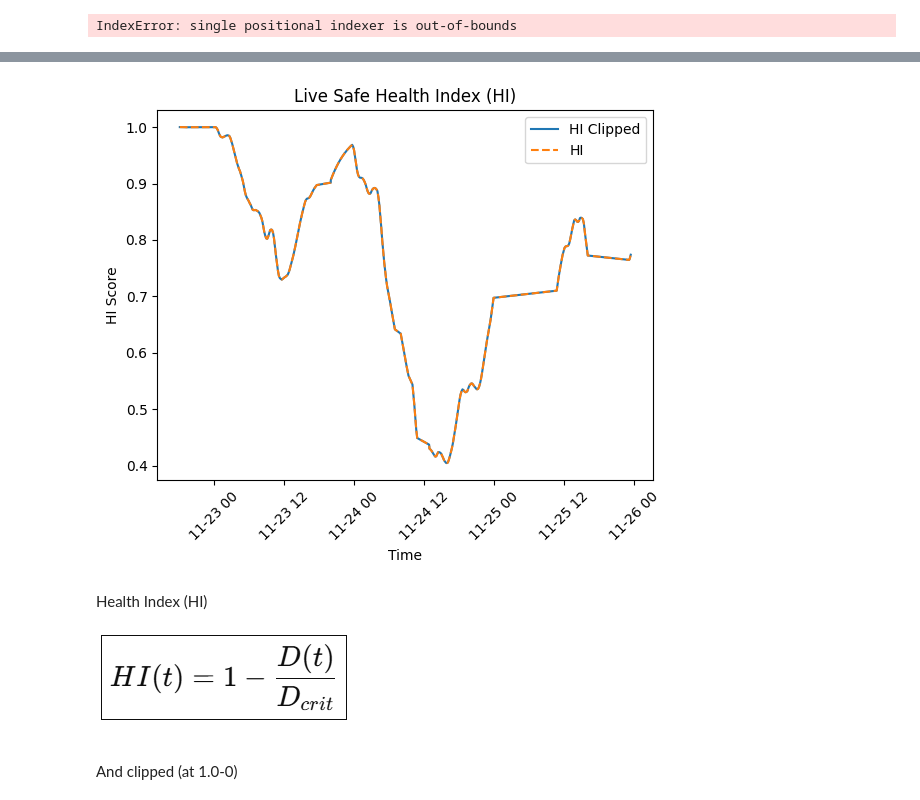
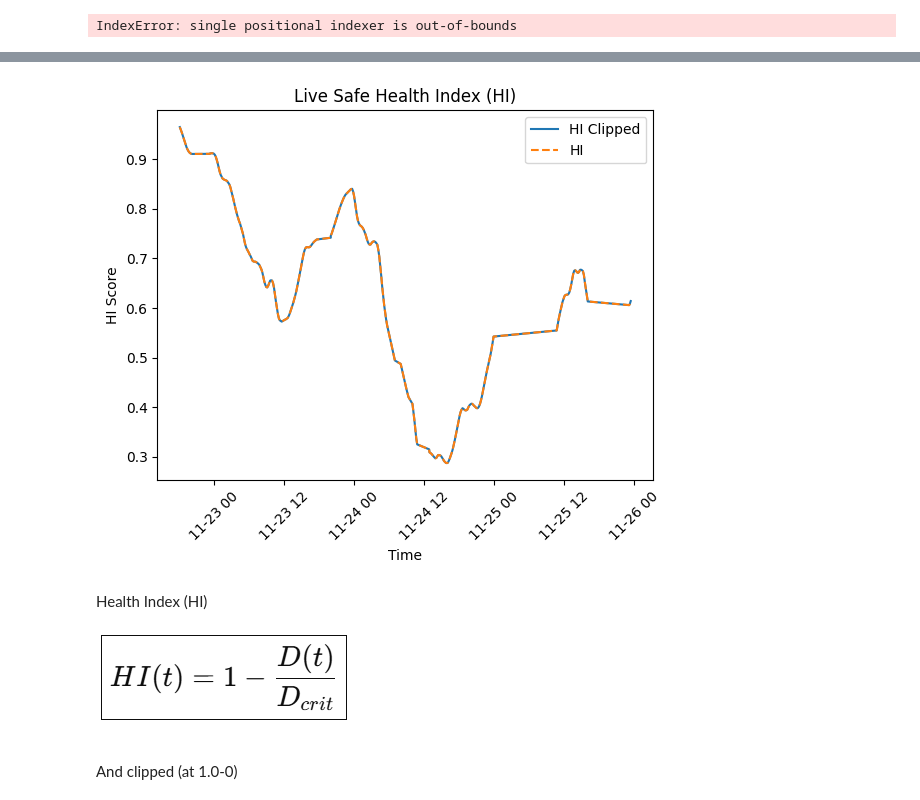
Before and after one commit to Patrick-Wigley/Retrofit-CbM, a Jupyter notebook: PdM/main/AIRULE.ipynb, the cells around one changed output, grey strips where cells are left out. Cells and saved outputs as stored; diff of their text form; code cells hidden in the pictures.

```diff
--- a/PdM/main/AIRULE.ipynb
+++ b/PdM/main/AIRULE.ipynb
@@ -778,18 +816,19 @@ smoothed_error = error_series.rolling(window=5, min_periods=1).mean()
 mu = healthy_error.mean() # mu μ is terminology in math for mean
 sigma = healthy_error.std() # Sigma σ is terminology in math for std
 
-# Formula is "Upper Control Limit" - Three-Sigma Rule (https://www.geeksforgeeks.org/maths/68-95-99-rule/)
-threshold = mu + (2 * sigma)
-print(f"Threshold: {threshold}")
 
 # Anomalies are those with errors above threshold
 # Using 68-95-99.7 rule! - (Also if using p=3, this is known as Three-Sigma Rule)
-# p= 1(68%), 2(95%) or 3(99.7%)
-p = 3
+# p=  1(68%), 2(95%) or 3(99.7%)
+P = 1
 # Same as probability function (Pr())
-anomalies = error_series[(mu - (p*sigma) <= error_series) & (error_series <= mu + (p*sigma))]
+anomalies = error_series.loc[~((mu - (P*sigma) <= error_series) & (error_series <= mu + (P*sigma)))]
 print(f"Abnormal Values found: {len(anomalies)} ({len(error_series)} values in total)")
 
+# Therefore, the upper limit (positive threshold that determines anomalies) is: mu + (p*sigma)
+# Formula is "Upper Control Limit" - Three-Sigma Rule (https://www.geeksforgeeks.org/maths/68-95-99-rule/)
+threshold = mu + (P * sigma)
+print(f"Threshold: {threshold}")
 
 # Beginning of anomalous/unexpected behaviour
 first_abnormal_idx = error_series[error_series > threshold].index[0]
@@ -799,6 +838,7 @@ plt.figure(figsize=(10,4))
 plt.plot(smoothed_error, label="err (smoothed)")
 plt.plot(error_series.index, [threshold for _ in range(len(error_series))], label="threshold", linestyle="--")
 plt.plot([first_abnormal_idx,first_abnormal_idx],[0,smoothed_error.max()], label="First Anomaly", linestyle="--")
+plt.plot(anomalies, label="Anomalies")
 plt.title("LSTM Autoencoders Reconstruction Errors")
 plt.xlabel("Burst Index/timestamps")
 plt.ylabel("Reconstruction Err")
@@ -991,7 +1134,7 @@ IndexError: single positional indexer is out-of-bounds
 # %%
 # Damage
 ALPHA = 0.95
-e = np.maximum(smoothed_error - threshold, 0)
+e = smoothed_error # np.maximum(smoothed_error - threshold, 0)
 
 print(len(e))
 
@@ -1002,18 +1145,22 @@ damage = pd.Series(0.0, index=e.index[:-1-(REVERSE_TIME-1 if REVERSE_TIME != 0 e
 
 print(len(damage))
 
+# Damage is accumalative
 for i in range(1, len(damage)):
     damage.iloc[i] = ALPHA * damage.iloc[i-1] + e.iloc[i]
 
 
+print(f"damage: {damage}")
+
 # Epsilion - Miners Rule
 # Causal reference scale
-eps = e[e > 0].quantile(0.95)
+eps = e.quantile(0.98)
 Dcrit = eps / (1 - ALPHA)
-print(len(damage))
+print(f"eps: {eps} - Dcrit: {Dcrit} \n Dcrit = {eps} / (1-{ALPHA}) - {Dcrit} = {eps} / {1-ALPHA}")
 # Health Index
 # why exponential
 HI = np.exp(-damage / Dcrit)
+print(HI)
 HI_clipped = HI.clip(0, 1)
 
 plt.plot(HI_clipped.loc[first_abnormal_idx:], label="HI Clipped")
@@ -1031,4 +1192,4 @@ plt.show()
-[figure, old version]
+[figure, new version]
 # %% [markdown]
 Health Index (HI)
 
```
Also changed, not shown: parts of 16 cells of this notebook, 1 other file.
